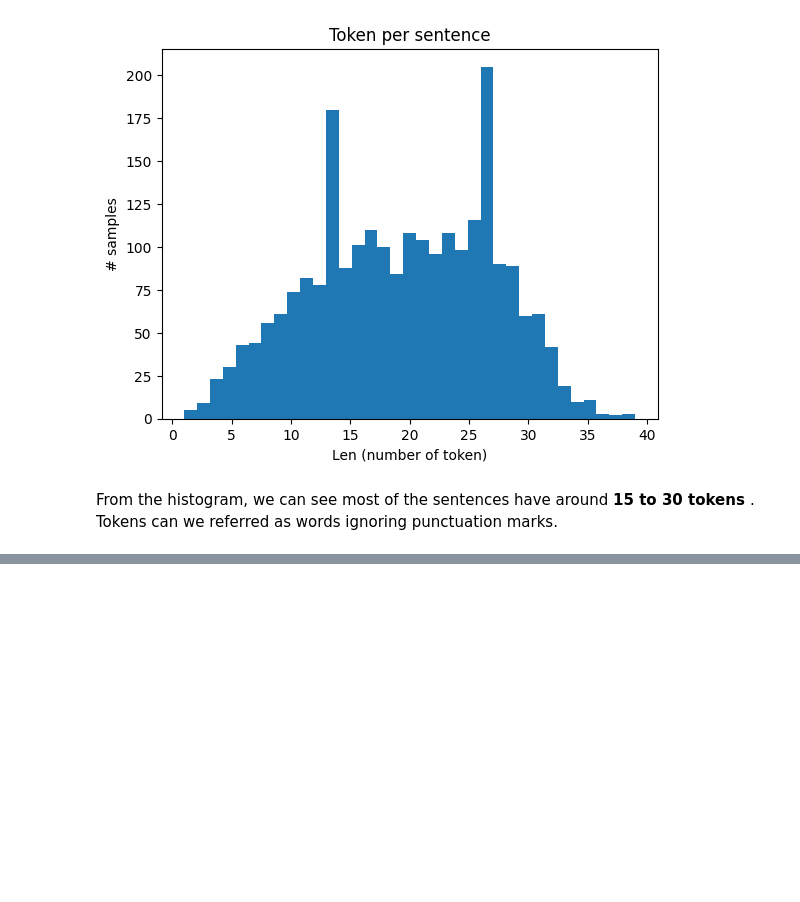
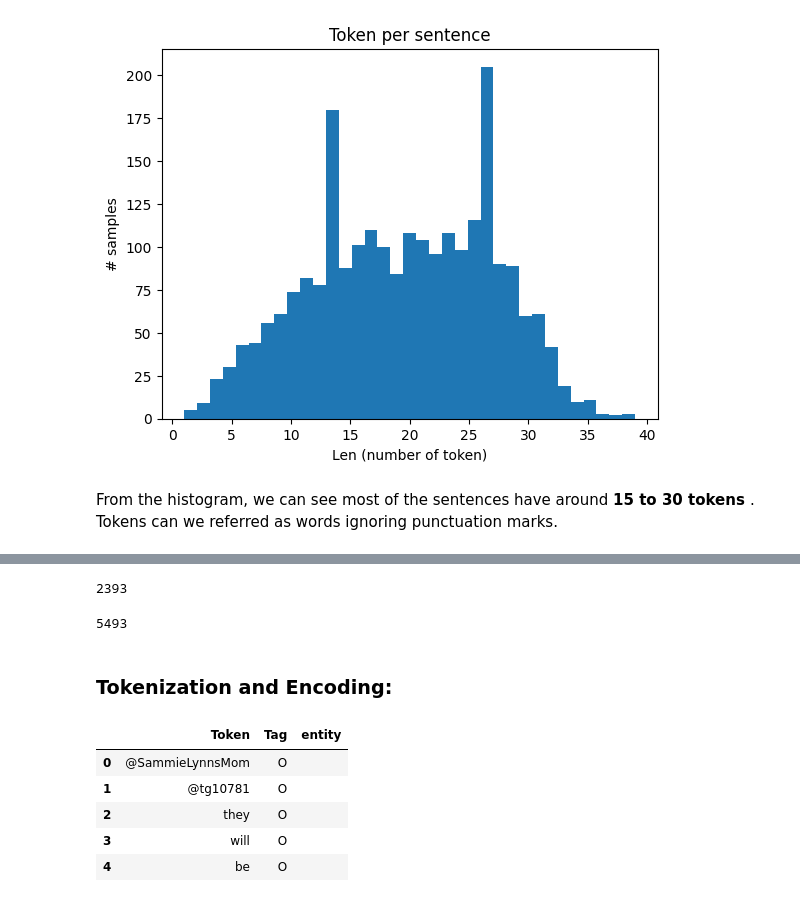
Before and after one commit to varuntyagi-i/Twitter-NER, a Jupyter notebook: notebook_init.ipynb, the cells around one changed output, grey strips where cells are left out. Saved outputs shown, nothing was run; the diff lists cells and outputs as text; code cells hidden in the pictures; blank space fills up the shorter version.

```diff
--- a/notebook_init.ipynb
+++ b/notebook_init.ipynb
@@ -154,0 +244,2 @@ From the histogram, we can see most of the sentences have around <b> 15 to 30 to
+# %%
+df["entity"] = df["Tag"].apply(lambda x : x.split("-")[-1] if len(x.split("-")) > 1 else "")
@@ -156,0 +298,4 @@ From the histogram, we can see most of the sentences have around <b> 15 to 30 to
+# %%
+len(data)
+# %% [output]
+2393
@@ -156,0 +311,15 @@ From the histogram, we can see most of the sentences have around <b> 15 to 30 to
+# %%
+len(oversampled_data)
+# %% [output]
+5493
+# %% [markdown]
+### Tokenization and Encoding:
+# %%
+df.head()
+# %% [output]
+|  | Token | Tag | entity |
+| 0 | @SammieLynnsMom | O |  |
+| 1 | @tg10781 | O |  |
+| 2 | they | O |  |
+| 3 | will | O |  |
+| 4 | be | O |  |
```
Also changed, not shown: parts of 75 cells of this notebook, 2 other files.
